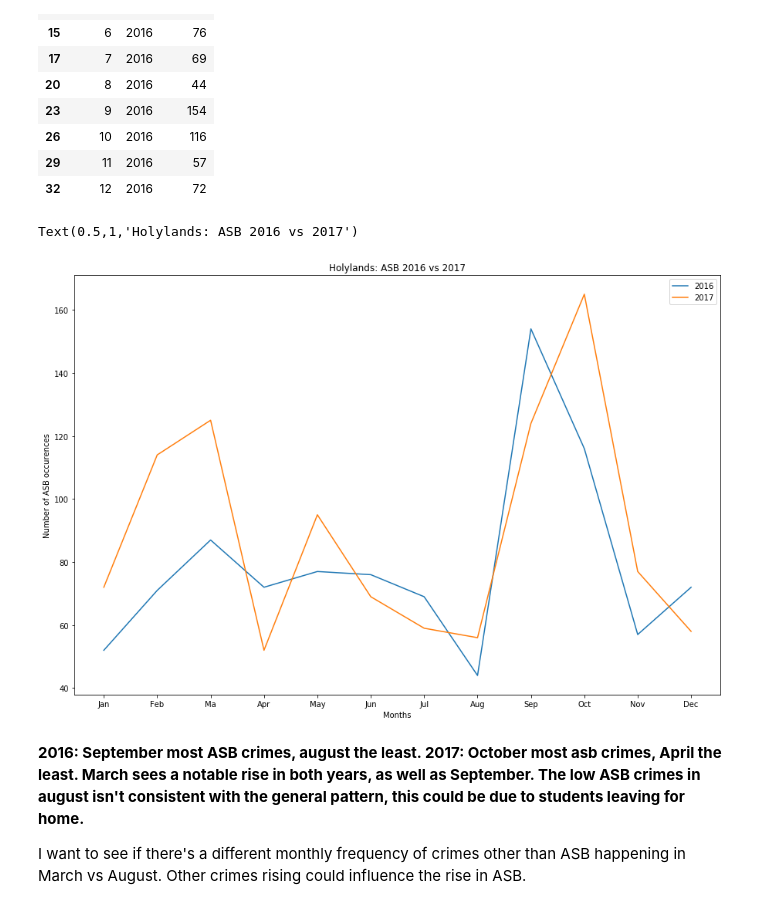
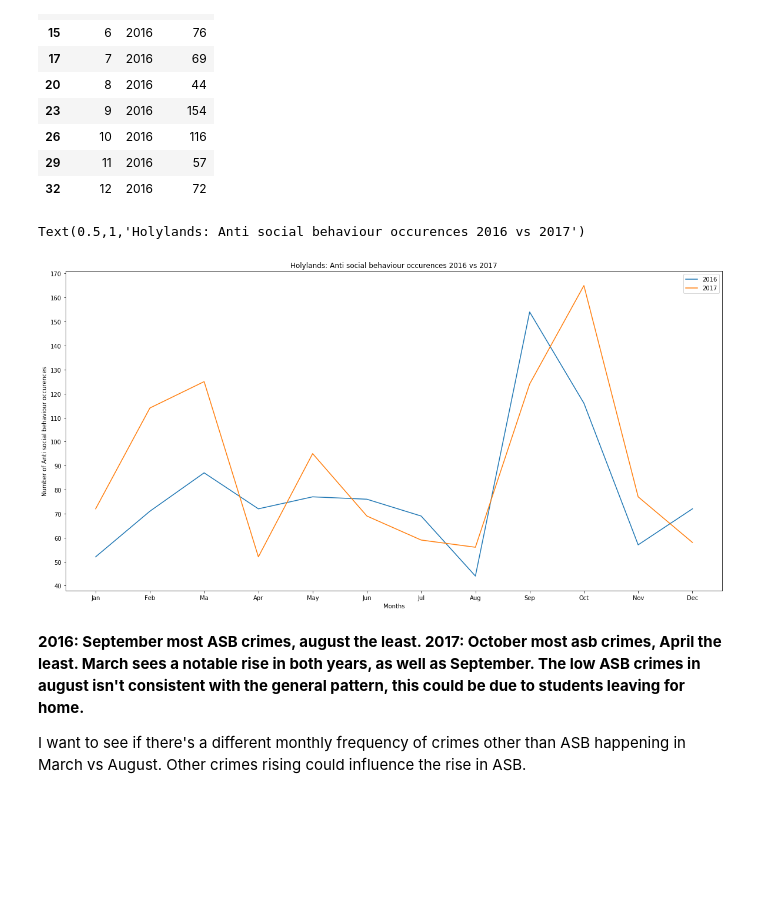
Before and after one commit to JBailey96/PSNI-Crime-Data-EDA, a Jupyter notebook: Crime EDA.ipynb, the cells around one changed output. Saved outputs shown, nothing was run; the diff lists cells and outputs as text; code cells hidden in the pictures; blank space fills up the shorter version.

```diff
--- a/Crime EDA.ipynb
+++ b/Crime EDA.ipynb
@@ -1453,18 +1455,19 @@ crimes_within_distance_grouped[crimes_within_distance_grouped.Year == 2016].head
 | 29 | 11 | 2016 | 57 |
 | 32 | 12 | 2016 | 72 |
 # %%
-plt.figure(figsize=(15,10))
+plt.figure(figsize=(20,10))
 sb.lineplot(np.arange(0, 12, step=1.0), crimes_within_distance_grouped[crimes_within_distance_grouped.Year == 2016].counts)
 plt.xticks(np.arange(0, 12, step=1.0), ('Jan', 'Feb', 'Ma', 'Apr', 'May', 'Jun', 'Jul', 'Aug', 'Sep', 'Oct', 'Nov', 'Dec'))
 
 sb.lineplot(np.arange(0, 12, step=1.0), crimes_within_distance_grouped[crimes_within_distance_grouped.Year == 2017].counts)
 plt.legend(['2016', '2017'])
 plt.xlabel('Months')
-plt.ylabel('Number of ASB occurences')
-plt.title("Holylands: ASB 2016 vs 2017")
+plt.yticks(np.arange(40, 180, 10))
+plt.ylabel('Number of Anti social behaviour occurences')
+plt.title("Holylands: Anti social behaviour occurences 2016 vs 2017")
 # %% [output]
-Text(0.5,1,'Holylands: ASB 2016 vs 2017')
+Text(0.5,1,'Holylands: Anti social behaviour occurences 2016 vs 2017')
-[figure, old version]
+[figure, new version]
 # %% [markdown]
 <b> 2016: September most ASB crimes, august the least. 2017: October most asb crimes, April the least. March sees a notable rise in both years, as well as September. The low ASB crimes in august isn't consistent with the general pattern, this could be due to students leaving for home.
 
```
Also changed, not shown: parts of 26 cells of this notebook, 4 other files.
